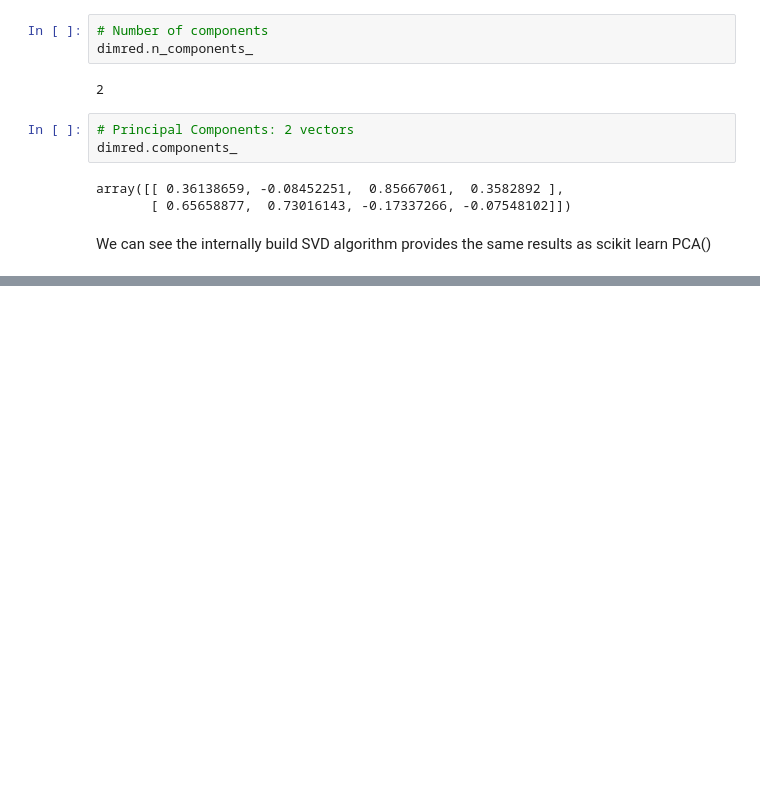
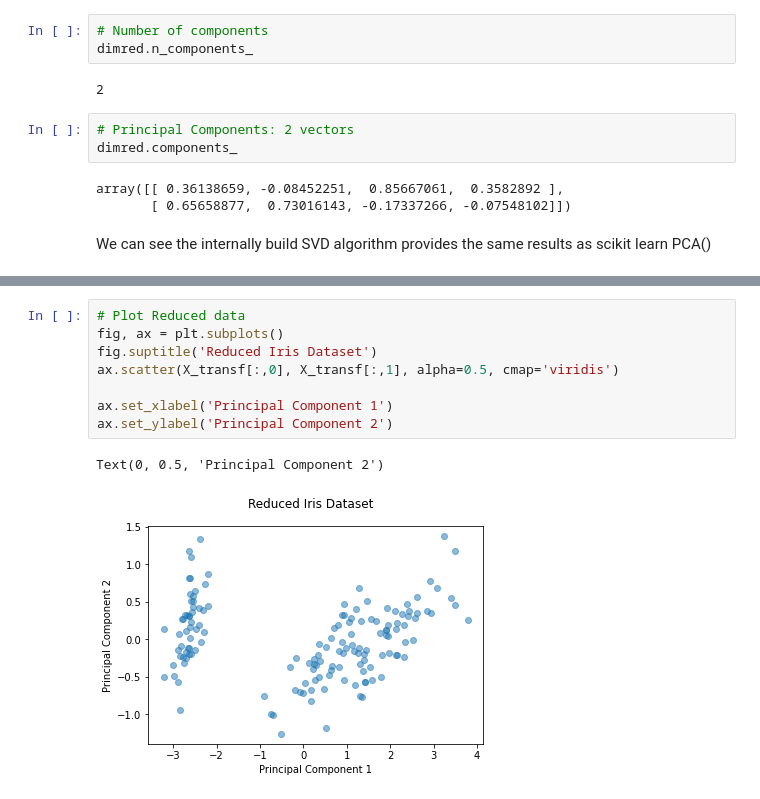
Before and after one commit to FabG/dimred, a Jupyter notebook: dimred/dimred_demo.ipynb, the cells around one changed output, grey strips where cells are left out. Cells and saved outputs as stored; diff of their text form; blank space fills up the shorter version.

```diff
--- a/dimred/dimred_demo.ipynb
+++ b/dimred/dimred_demo.ipynb
@@ -88,0 +113,11 @@ We can see the internally build SVD algorithm provides the same results as sciki
+# %%
+# Plot Reduced data
+fig, ax = plt.subplots()
+fig.suptitle('Reduced Iris Dataset')
+ax.scatter(X_transf[:,0], X_transf[:,1], alpha=0.5, cmap='viridis')
+
+ax.set_xlabel('Principal Component 1')
+ax.set_ylabel('Principal Component 2')
+# %% [output]
+Text(0, 0.5, 'Principal Component 2')
+[figure, added]
```
Also changed, not shown: parts of 5 cells of this notebook, 1 other file.
